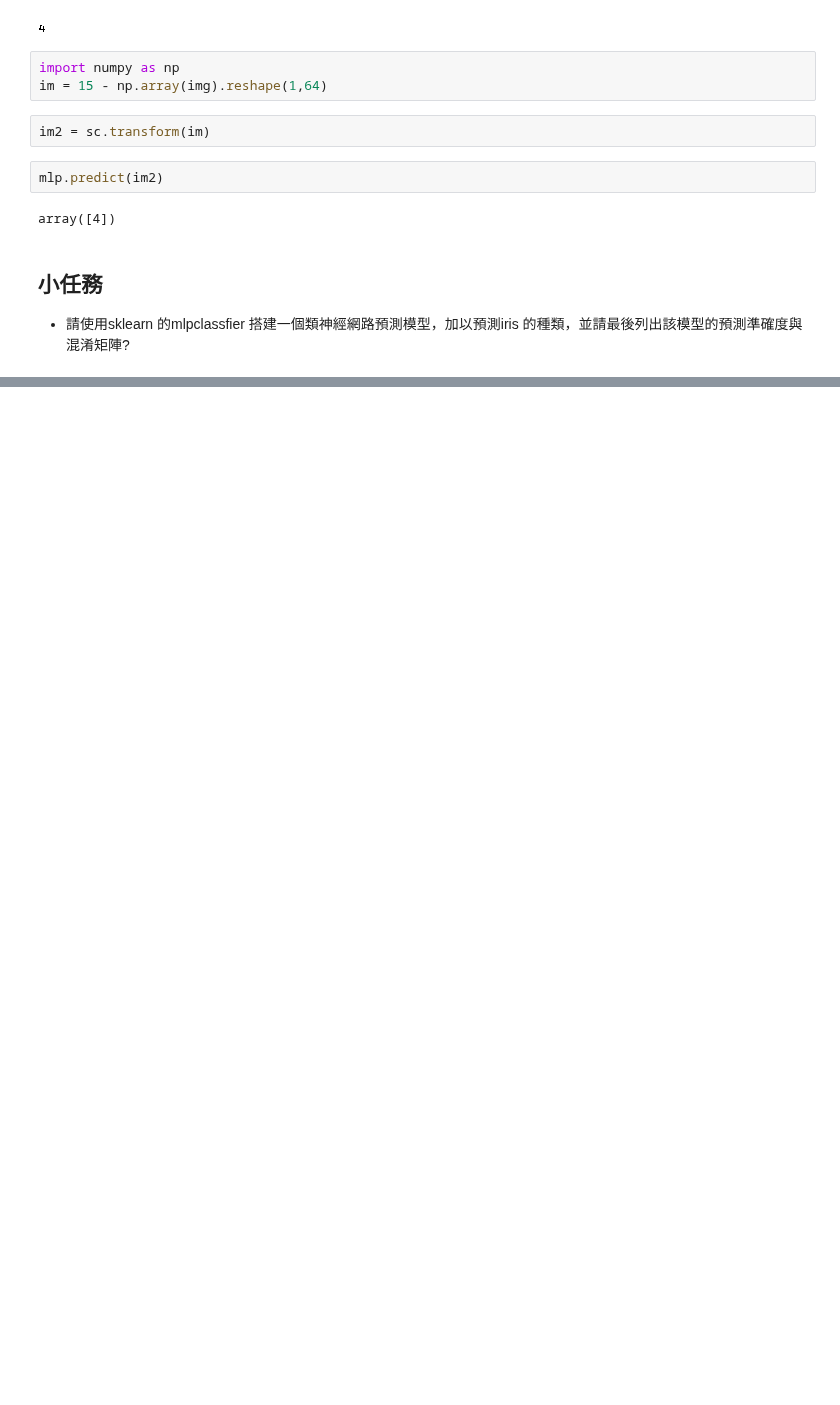
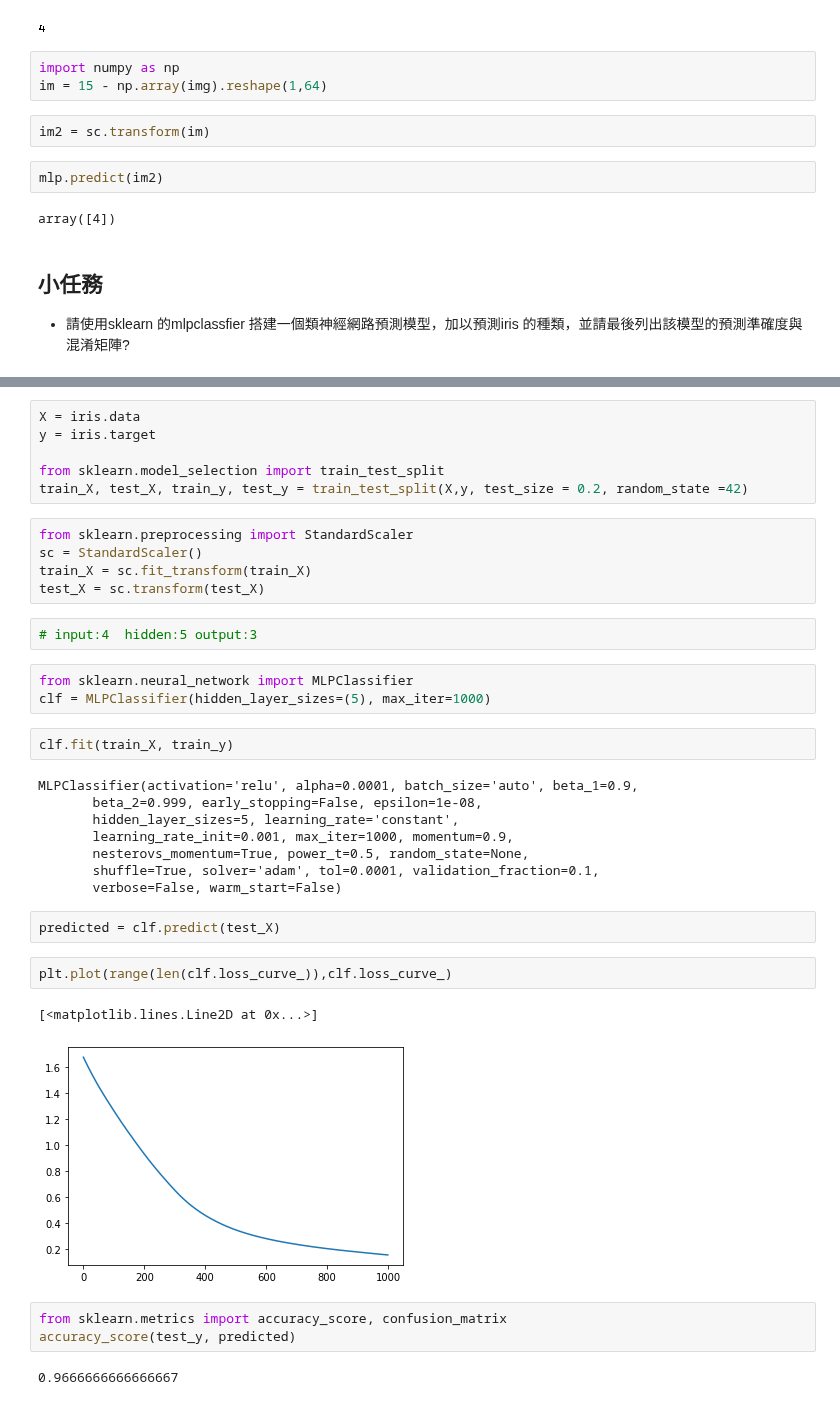
Before and after one commit to ywchiu/taipeifubon, a Jupyter notebook: Demo20200504.ipynb, the cells around one changed output, grey strips where cells are left out. Saved outputs shown, nothing was run; the diff lists cells and outputs as text; blank space fills up the shorter version.

```diff
--- a/Demo20200504.ipynb
+++ b/Demo20200504.ipynb
@@ -904,0 +920,38 @@ array([4])
+# %%
+X = iris.data
+y = iris.target
+
+from sklearn.model_selection import train_test_split
+train_X, test_X, train_y, test_y = train_test_split(X,y, test_size = 0.2, random_state =42)
+# %%
+from sklearn.preprocessing import StandardScaler
+sc = StandardScaler()
+train_X = sc.fit_transform(train_X)
+test_X = sc.transform(test_X)
+# %%
+# input:4  hidden:5 output:3
+# %%
+from sklearn.neural_network import MLPClassifier
+clf = MLPClassifier(hidden_layer_sizes=(5), max_iter=1000)
+# %%
+clf.fit(train_X, train_y)
+# %% [output]
+MLPClassifier(activation='relu', alpha=0.0001, batch_size='auto', beta_1=0.9,
+       beta_2=0.999, early_stopping=False, epsilon=1e-08,
+       hidden_layer_sizes=5, learning_rate='constant',
+       learning_rate_init=0.001, max_iter=1000, momentum=0.9,
+       nesterovs_momentum=True, power_t=0.5, random_state=None,
+       shuffle=True, solver='adam', tol=0.0001, validation_fraction=0.1,
+       verbose=False, warm_start=False)
+# %%
+predicted = clf.predict(test_X)
+# %%
+plt.plot(range(len(clf.loss_curve_)),clf.loss_curve_)
+# %% [output]
+[<matplotlib.lines.Line2D at 0x...>]
+[figure, added]
+# %%
+from sklearn.metrics import accuracy_score, confusion_matrix
+accuracy_score(test_y, predicted)
+# %% [output]
+0.9666666666666667
```
Also changed, not shown: parts of 6 cells of this notebook.
